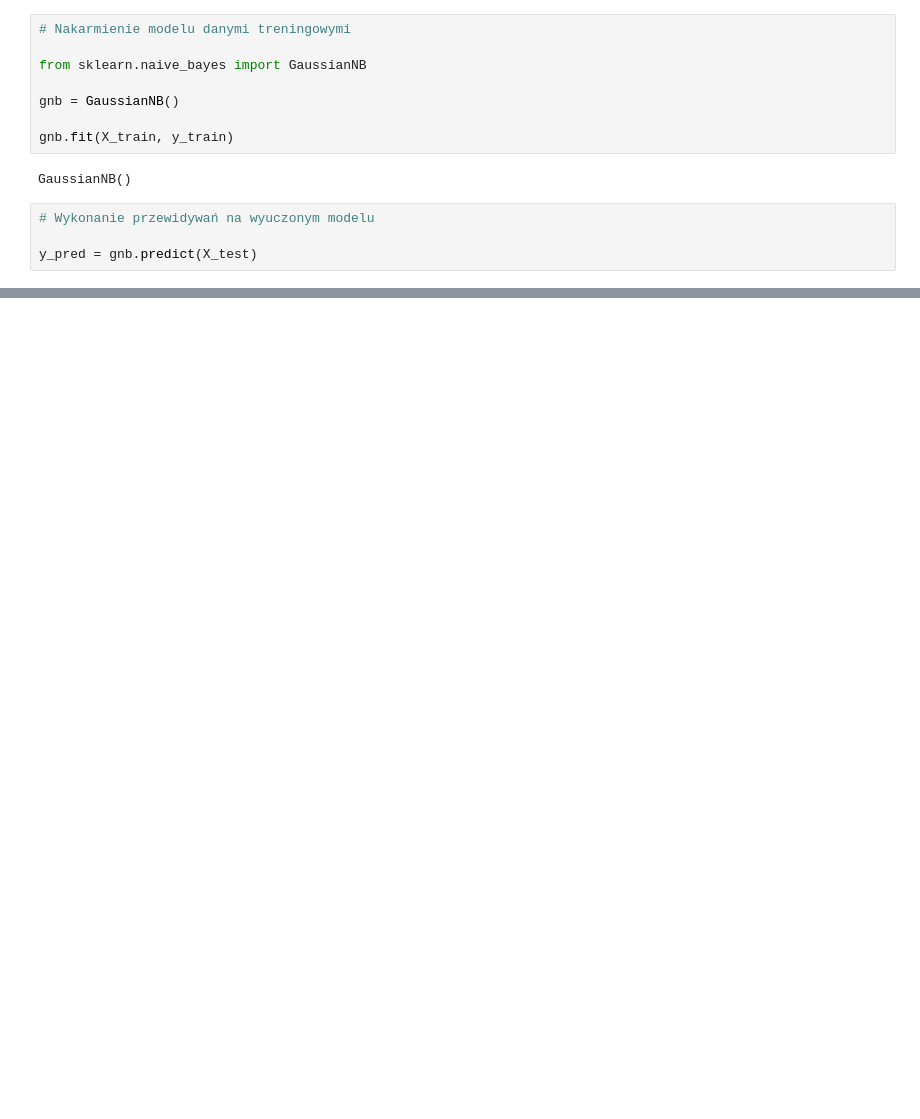
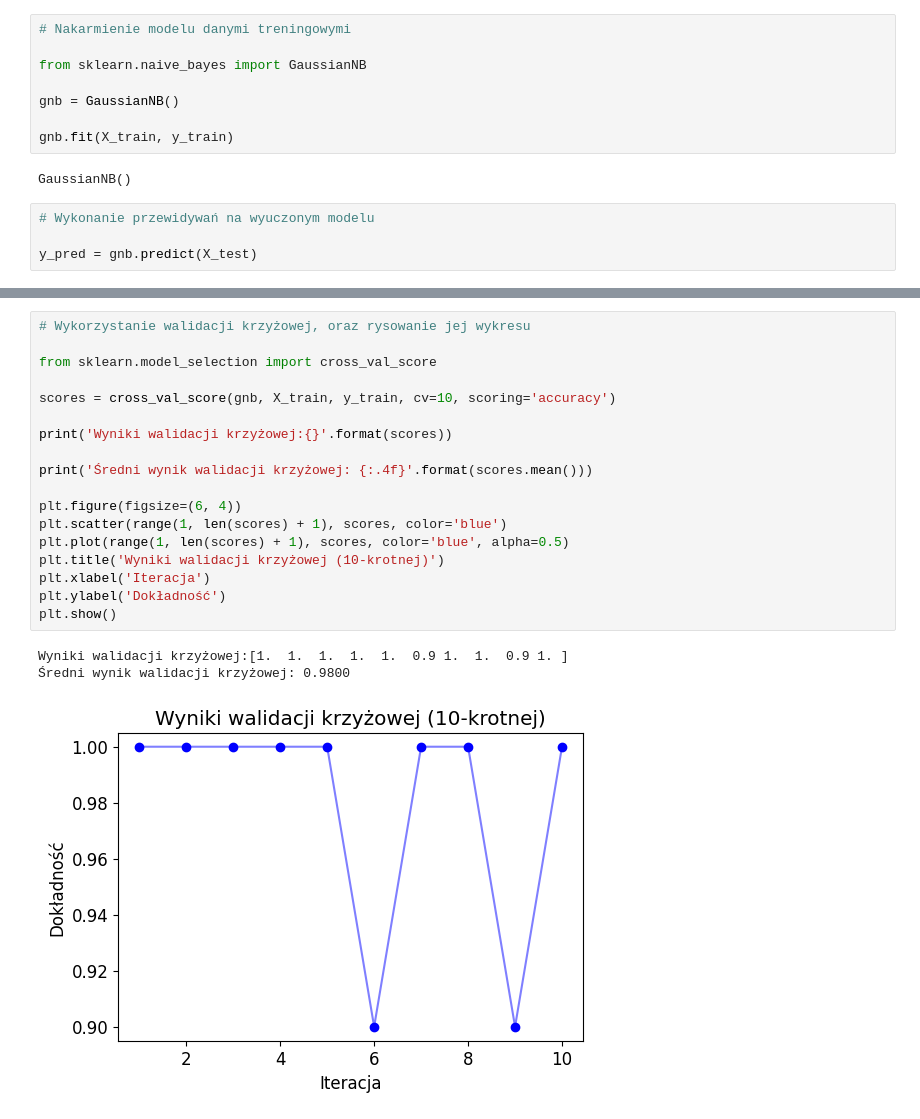
Before and after one commit to igorpie1705/NKB, a Jupyter notebook: evaluation_iris.ipynb, the cells around one changed output, grey strips where cells are left out. Saved outputs shown, nothing was run; the diff lists cells and outputs as text; blank space fills up the shorter version.

```diff
--- a/evaluation_iris.ipynb
+++ b/evaluation_iris.ipynb
@@ -152,0 +147,22 @@ Text(0, 0.5, 'Liczba próbek')
+# %%
+# Wykorzystanie walidacji krzyżowej, oraz rysowanie jej wykresu
+
+from sklearn.model_selection import cross_val_score
+
+scores = cross_val_score(gnb, X_train, y_train, cv=10, scoring='accuracy')
+
+print('Wyniki walidacji krzyżowej:{}'.format(scores))
+
+print('Średni wynik walidacji krzyżowej: {:.4f}'.format(scores.mean()))
+
+plt.figure(figsize=(6, 4))
+plt.scatter(range(1, len(scores) + 1), scores, color='blue')
+plt.plot(range(1, len(scores) + 1), scores, color='blue', alpha=0.5)
+plt.title('Wyniki walidacji krzyżowej (10-krotnej)')
+plt.xlabel('Iteracja')
+plt.ylabel('Dokładność')
+plt.show()
+# %% [output]
+Wyniki walidacji krzyżowej:[1.  1.  1.  1.  1.  0.9 1.  1.  0.9 1. ]
+Średni wynik walidacji krzyżowej: 0.9800
+[figure, added]
```
Also changed, not shown: parts of 9 cells of this notebook.
